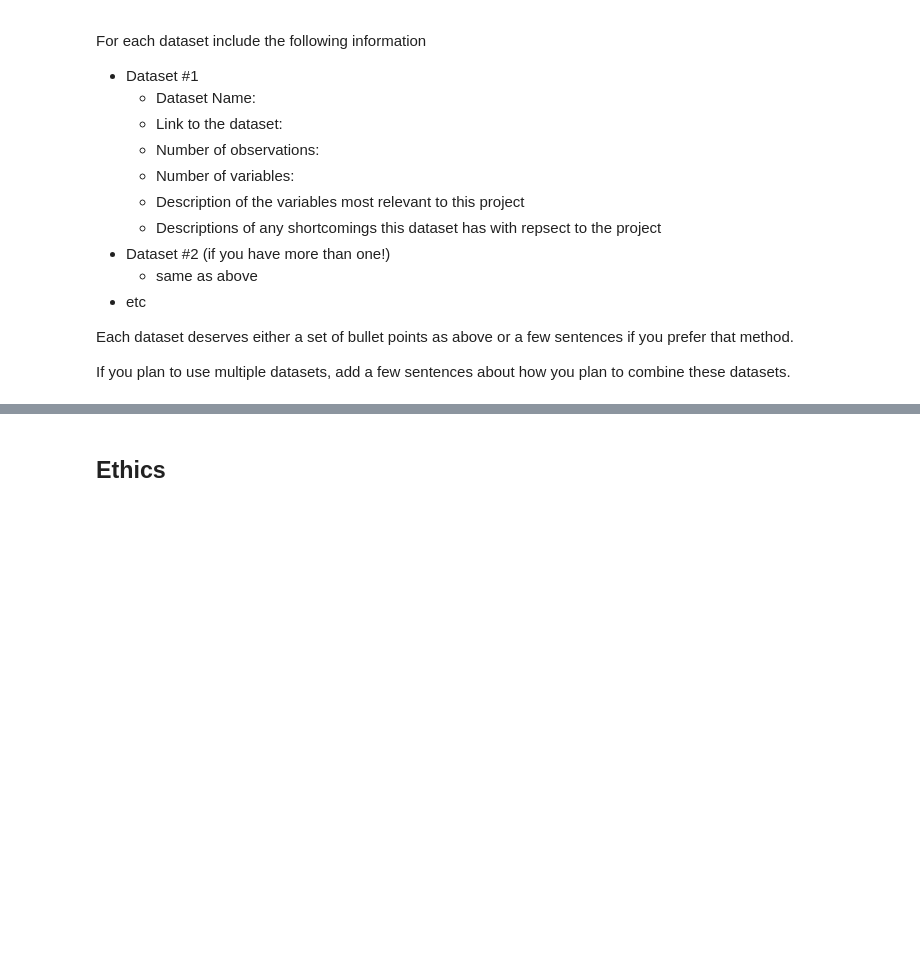
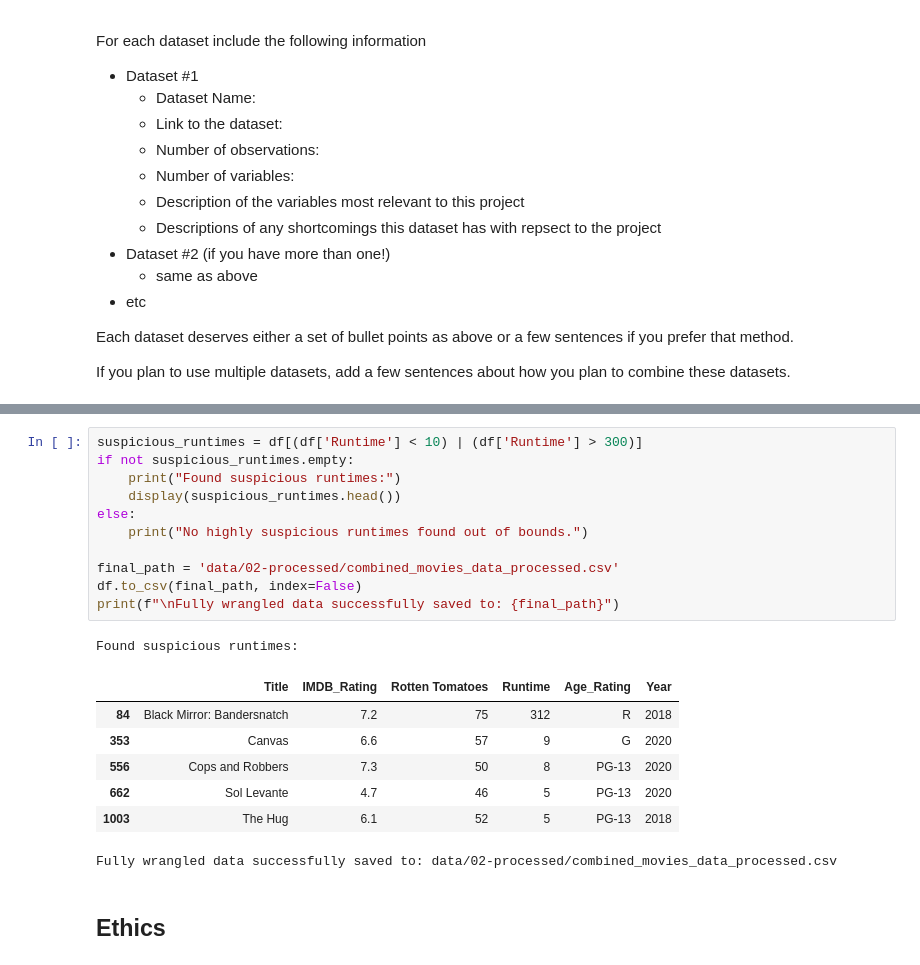
Before and after one commit to Sunisa-Yuki/movie-ratings-analysis, a Jupyter notebook: 01-DataCheckpoint.ipynb, the cells around one changed output, grey strips where cells are left out. Cells and saved outputs as stored; diff of their text form; blank space fills up the shorter version.

```diff
--- a/01-DataCheckpoint.ipynb
+++ b/01-DataCheckpoint.ipynb
@@ -138,3 +347,23 @@ Instructions:
+# %%
+suspicious_runtimes = df[(df['Runtime'] < 10) | (df['Runtime'] > 300)]
+if not suspicious_runtimes.empty:
+    print("Found suspicious runtimes:")
+    display(suspicious_runtimes.head())
+else:
+    print("No highly suspicious runtimes found out of bounds.")
+
+final_path = 'data/02-processed/combined_movies_data_processed.csv'
+df.to_csv(final_path, index=False)
+print(f"\nFully wrangled data successfully saved to: {final_path}")
+# %% [output]
+Found suspicious runtimes:
+|  | Title | IMDB_Rating | Rotten Tomatoes | Runtime | Age_Rating | Year |
+| 84 | Black Mirror: Bandersnatch | 7.2 | 75 | 312 | R | 2018 |
+| 353 | Canvas | 6.6 | 57 | 9 | G | 2020 |
+| 556 | Cops and Robbers | 7.3 | 50 | 8 | PG-13 | 2020 |
+| 662 | Sol Levante | 4.7 | 46 | 5 | PG-13 | 2020 |
+| 1003 | The Hug | 6.1 | 52 | 5 | PG-13 | 2018 |
+Fully wrangled data successfully saved to: data/02-processed/combined_movies_data_processed.csv
 # %% [markdown]
 ## Ethics
 # %% [markdown]
```
Also changed, not shown: parts of 24 cells of this notebook.
